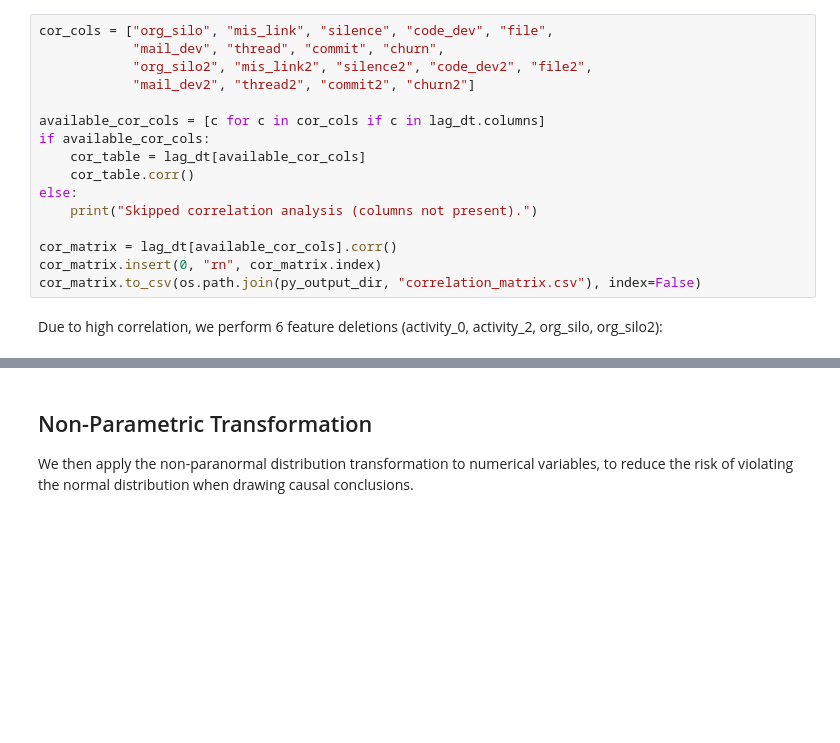
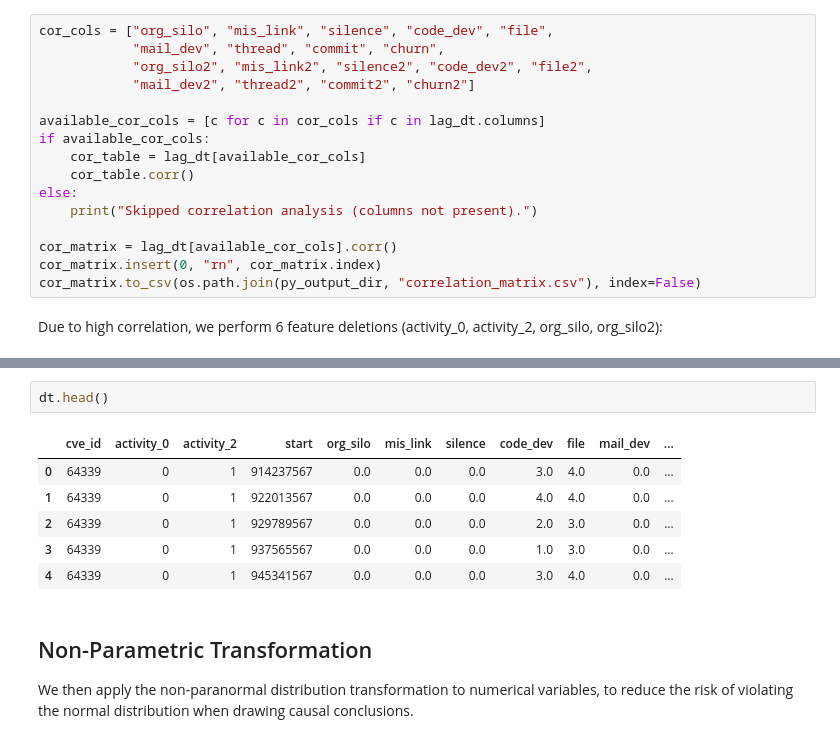
Before and after one commit to sailuh/pykumu, a Jupyter notebook: notebook/issue_causal_analysis.ipynb, the cells around one changed output, grey strips where cells are left out. Saved outputs shown, nothing was run; the diff lists cells and outputs as text; blank space fills up the shorter version.

```diff
--- a/notebook/issue_causal_analysis.ipynb
+++ b/notebook/issue_causal_analysis.ipynb
@@ -387,3 +424,12 @@ else:
+# %%
+dt.head()
+# %% [output]
+|  | cve_id | activity_0 | activity_2 | start | org_silo | mis_link | silence | code_dev | file | mail_dev | ... |
+| 0 | 64339 | 0 | 1 | 914237567 | 0.0 | 0.0 | 0.0 | 3.0 | 4.0 | 0.0 | ... |
+| 1 | 64339 | 0 | 1 | 922013567 | 0.0 | 0.0 | 0.0 | 4.0 | 4.0 | 0.0 | ... |
+| 2 | 64339 | 0 | 1 | 929789567 | 0.0 | 0.0 | 0.0 | 2.0 | 3.0 | 0.0 | ... |
+| 3 | 64339 | 0 | 1 | 937565567 | 0.0 | 0.0 | 0.0 | 1.0 | 3.0 | 0.0 | ... |
+| 4 | 64339 | 0 | 1 | 945341567 | 0.0 | 0.0 | 0.0 | 3.0 | 4.0 | 0.0 | ... |
 # %% [markdown]
 ## Non-Parametric Transformation
 
```
Also changed, not shown: parts of 30 cells of this notebook.
